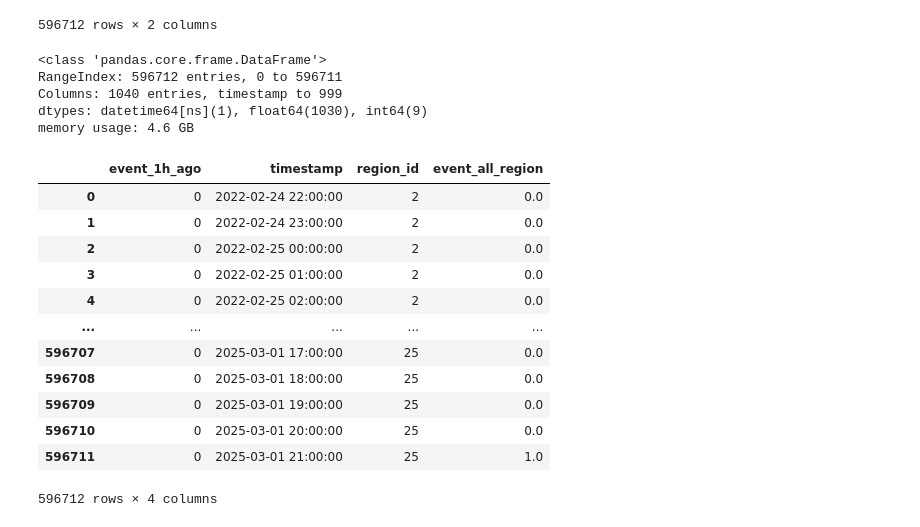
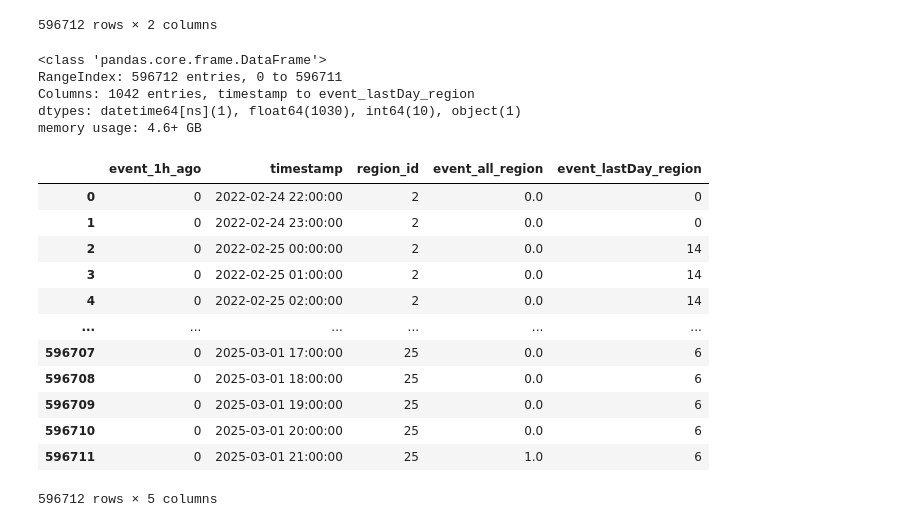
Before and after one commit to HliebOcheretianyi/H2_python_structure_and_data, a Jupyter notebook: src/feature_2.ipynb, the cells around one changed output. Cells and saved outputs as stored; diff of their text form; code cells hidden in the pictures.

```diff
--- a/src/feature_2.ipynb
+++ b/src/feature_2.ipynb
@@ -34,3 +34,20 @@ memory usage: 4.8 GB
 df['timestamp'] = pd.to_datetime(df['hour_datetimeEpoch'], unit='s').dt.strftime('%Y-%m-%d %H:%M:%S')
 # %%
 df['timestamp']= pd.to_datetime(df['timestamp'])
+df = df.set_index(pd.DatetimeIndex(df['timestamp']))
+# %%
+hourly_has_event = df.groupby('region_id')['event_all_region'].resample('h').sum().gt(0).astype(int)
+hours_with_events_per_day = hourly_has_event.groupby('region_id').resample('D', level=1).sum()
+
+hours_with_events_per_day = hours_with_events_per_day.reset_index()
+
+hours_with_events_per_day.rename(columns={'event_all_region': 'event_lastDay_region'}, inplace=True)
+
+df['date'] = df['timestamp'].dt.date
+hours_with_events_per_day['date'] = hours_with_events_per_day['timestamp'].dt.date
+
+df = df.merge(
+    hours_with_events_per_day[['region_id', 'date', 'event_lastDay_region']],
+    on=['region_id', 'date'],
+    how='left'
+)
@@ -37,3 +75,6 @@ df['timestamp']= pd.to_datetime(df['timestamp'])
+# %%
+df['timestamp'] = pd.to_datetime(df['hour_datetimeEpoch'], unit='s').dt.strftime('%Y-%m-%d %H:%M:%S')
+df['timestamp']= pd.to_datetime(df['timestamp'])
 # %%
 df = df.set_index(['timestamp','region_id' ])
 duplicates = df.index.duplicated(keep=False)
@@ -68,9 +113,9 @@ df.info()
 # %% [output]
 <class 'pandas.core.frame.DataFrame'>
 RangeIndex: 596712 entries, 0 to 596711
-Columns: 1040 entries, timestamp to 999
-dtypes: datetime64[ns](1), float64(1030), int64(9)
-memory usage: 4.6 GB
+Columns: 1042 entries, timestamp to event_lastDay_region
+dtypes: datetime64[ns](1), float64(1030), int64(10), object(1)
+memory usage: 4.6+ GB
 # %%
 hours = [1, 2, 3, 6, 12, 18, 24]
 # %%
@@ -85,18 +130,18 @@ for h in hours:
 
     df[f'event_{h}h_ago'] = df[f'event_{h}h_ago'].fillna(0).astype(int)
 # %%
-df[['event_1h_ago','timestamp','region_id','event_all_region']]
+df[['event_1h_ago','timestamp','region_id','event_all_region', 'event_lastDay_region']]
 # %% [output]
-|  | event_1h_ago | timestamp | region_id | event_all_region |
-| 0 | 0 | 2022-02-24 22:00:00 | 2 | 0.0 |
-| 1 | 0 | 2022-02-24 23:00:00 | 2 | 0.0 |
-| 2 | 0 | 2022-02-25 00:00:00 | 2 | 0.0 |
-| 3 | 0 | 2022-02-25 01:00:00 | 2 | 0.0 |
-| 4 | 0 | 2022-02-25 02:00:00 | 2 | 0.0 |
-| ... | ... | ... | ... | ... |
-| 596707 | 0 | 2025-03-01 17:00:00 | 25 | 0.0 |
-| 596708 | 0 | 2025-03-01 18:00:00 | 25 | 0.0 |
-| 596709 | 0 | 2025-03-01 19:00:00 | 25 | 0.0 |
-| 596710 | 0 | 2025-03-01 20:00:00 | 25 | 0.0 |
-| 596711 | 0 | 2025-03-01 21:00:00 | 25 | 1.0 |
+|  | event_1h_ago | timestamp | region_id | event_all_region | event_lastDay_region |
+| 0 | 0 | 2022-02-24 22:00:00 | 2 | 0.0 | 0 |
+| 1 | 0 | 2022-02-24 23:00:00 | 2 | 0.0 | 0 |
+| 2 | 0 | 2022-02-25 00:00:00 | 2 | 0.0 | 14 |
+| 3 | 0 | 2022-02-25 01:00:00 | 2 | 0.0 | 14 |
+| 4 | 0 | 2022-02-25 02:00:00 | 2 | 0.0 | 14 |
+| ... | ... | ... | ... | ... | ... |
+| 596707 | 0 | 2025-03-01 17:00:00 | 25 | 0.0 | 6 |
+| 596708 | 0 | 2025-03-01 18:00:00 | 25 | 0.0 | 6 |
+| 596709 | 0 | 2025-03-01 19:00:00 | 25 | 0.0 | 6 |
+| 596710 | 0 | 2025-03-01 20:00:00 | 25 | 0.0 | 6 |
+| 596711 | 0 | 2025-03-01 21:00:00 | 25 | 1.0 | 6 |
-596712 rows × 4 columns
+596712 rows × 5 columns
```
Also changed, not shown: parts of 9 cells of this notebook, 7 other files.
